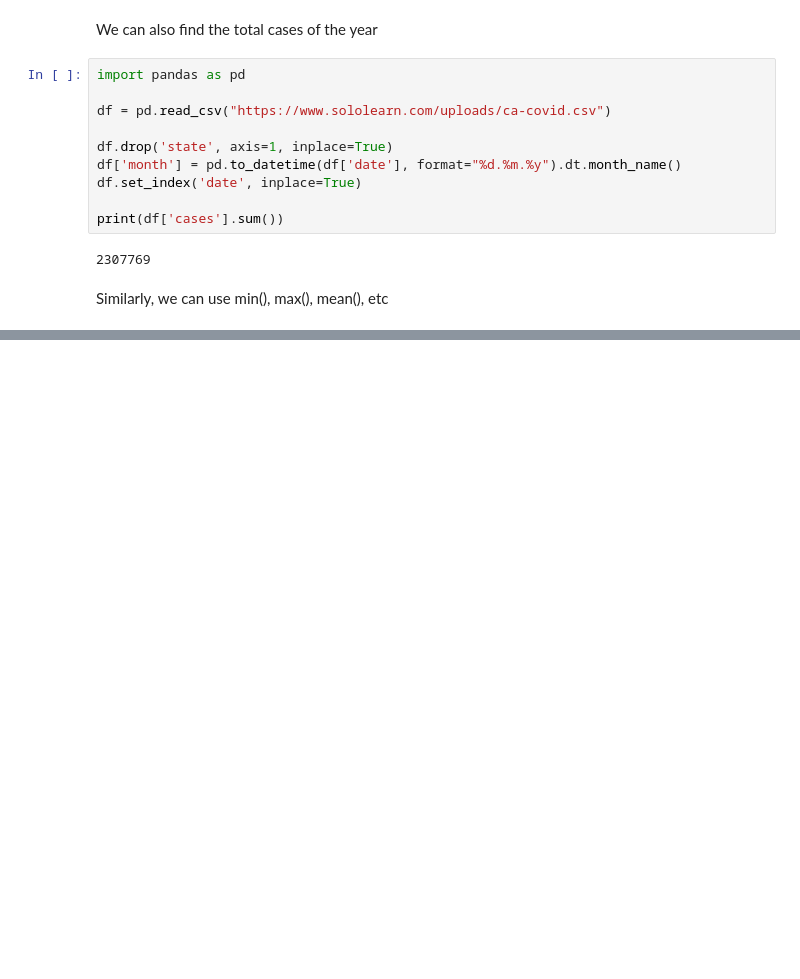
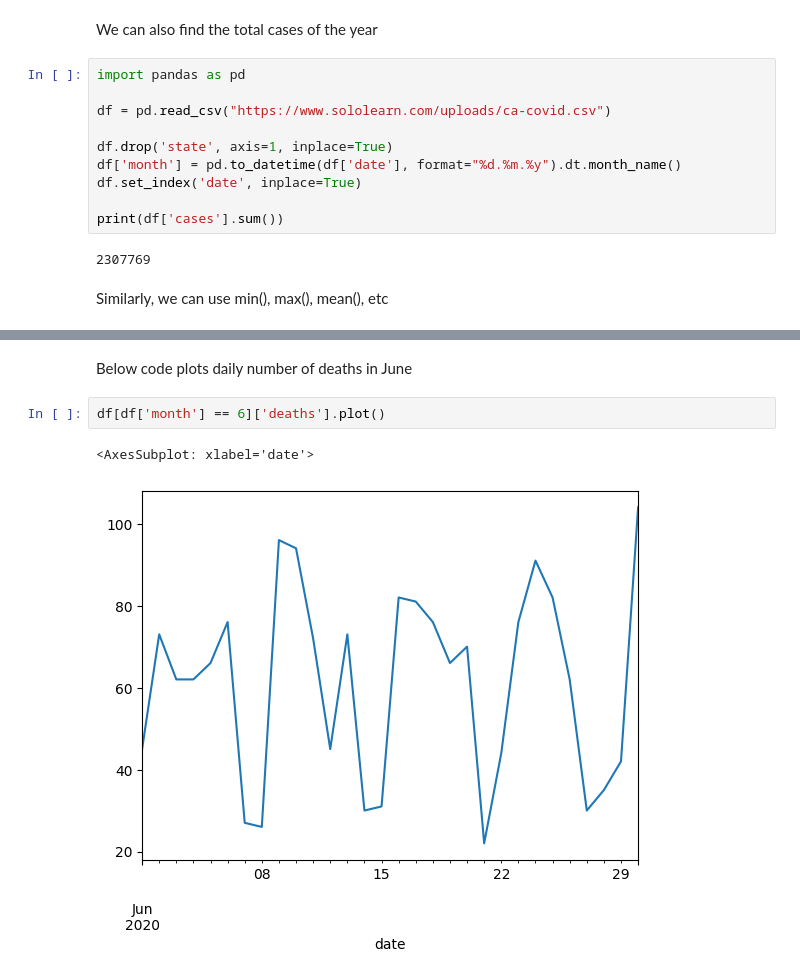
Before and after one commit to dilshvn/sololearn-py-for-data-science, a Jupyter notebook: notes/sololearn python for data science note.ipynb, the cells around one changed output, grey strips where cells are left out. Saved outputs shown, nothing was run; the diff lists cells and outputs as text; blank space fills up the shorter version.

```diff
--- a/notes/sololearn python for data science note.ipynb
+++ b/notes/sololearn python for data science note.ipynb
@@ -575,0 +611,7 @@ Similarly, we can use min(), max(), mean(), etc
+# %% [markdown]
+Below code plots daily number of deaths in June
+# %%
+df[df['month'] == 6]['deaths'].plot()
+# %% [output]
+<AxesSubplot: xlabel='date'>
+[figure, added]
```
Also changed, not shown: parts of 34 cells of this notebook.
